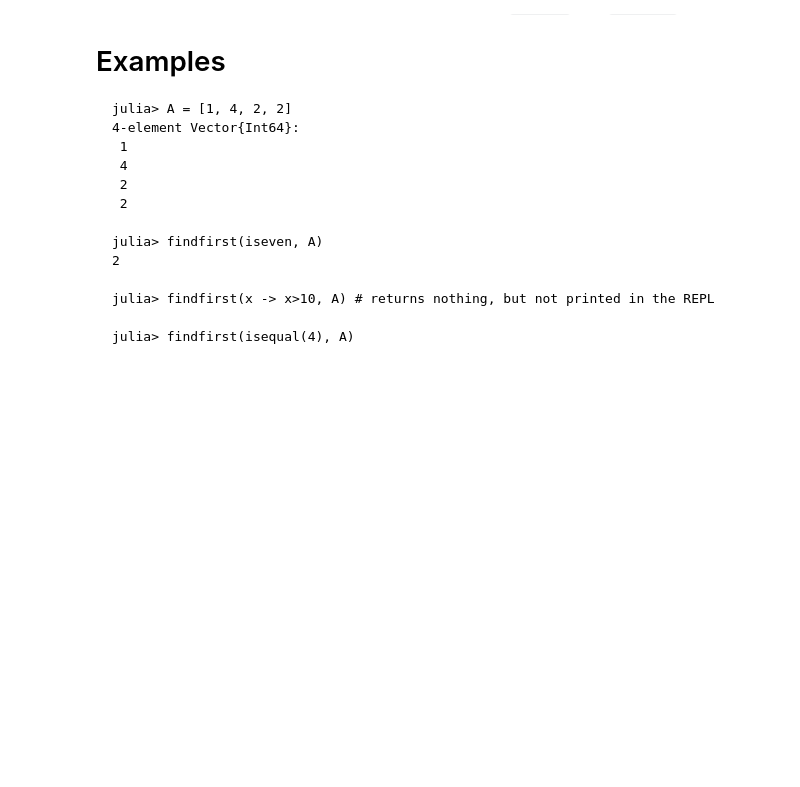
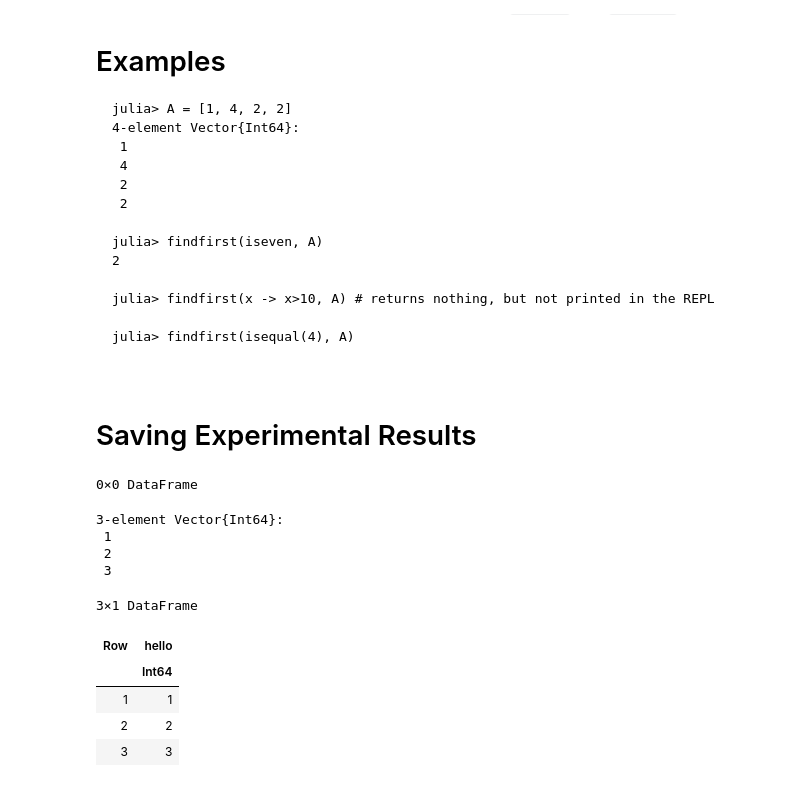
Before and after one commit to ElisabethRoesch/Workshop_Julia_for_Biologists, a Jupyter notebook: TheDoublingPopulation.ipynb, the cells around one changed output. Saved outputs shown, nothing was run; the diff lists cells and outputs as text; code cells hidden in the pictures; blank space fills up the shorter version.

```diff
--- a/TheDoublingPopulation.ipynb
+++ b/TheDoublingPopulation.ipynb
@@ -396,3 +527,25 @@ julia> findfirst(iseven, A)
 julia> findfirst(x -> x>10, A) # returns nothing, but not printed in the REPL
 
 julia> findfirst(isequal(4), A)
+# %% [markdown]
+# Saving Experimental Results
+# %%
+df = DataFrame()
+# %% [output]
+0×0 DataFrame
+# %%
+df[:,"hello"] = [1,2,3]
+# %% [output]
+3-element Vector{Int64}:
+ 1
+ 2
+ 3
+# %%
+df
+# %% [output]
+3×1 DataFrame
+| Row | hello |
+|  | Int64 |
+| 1 | 1 |
+| 2 | 2 |
+| 3 | 3 |
```
Also changed, not shown: parts of 35 cells of this notebook, 3 other files.
